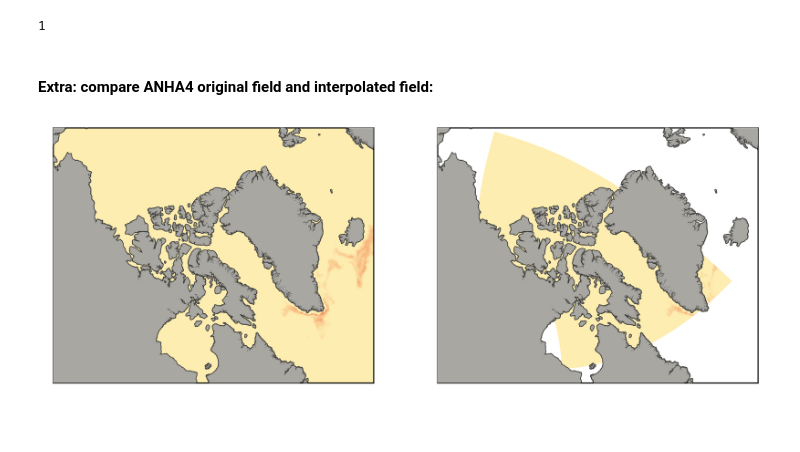
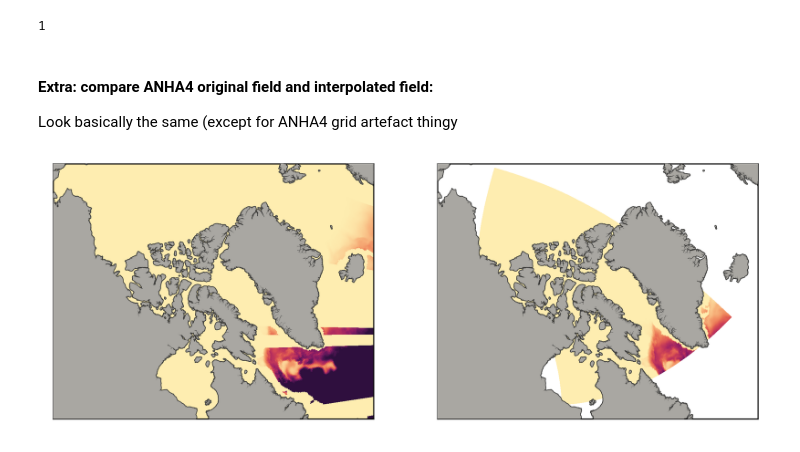
Before and after one commit to UBC-MOAD/analysis-brogalla, a Jupyter notebook: paper3/forcing/scavenging-particle-fields.ipynb, the cells around one changed output. Cells and saved outputs as stored; diff of their text form; code cells hidden in the pictures.

Commit message:
tidied version of notebook that creates particle fields

```diff
--- a/paper3/forcing/scavenging-particle-fields.ipynb
+++ b/paper3/forcing/scavenging-particle-fields.ipynb
@@ -128,8 +128,8 @@ def create_particle_fields(year, month, max_bio=np.nan, max_litho=np.nan, save=F
     ANHA12_litho   = load_litho(year, month)
 
     # particles: normalize by maximum value within domain over the course of the full time series
-    normalized_biogenic   = ANHA12_biomass / max_litho #0.0007668
-    normalized_lithogenic = ANHA12_litho / max_bio #1.83314e-07
+    normalized_biogenic   = ANHA12_biomass / max_bio
+    normalized_lithogenic = ANHA12_litho / max_litho
 
     # initialize arrays with some small value, then fill with normalized particle fields:
     lithogenic_particles = np.ones(mesh_bathy.shape)*0.001
@@ -151,7 +151,7 @@ def create_particle_fields(year, month, max_bio=np.nan, max_litho=np.nan, save=F
             save_file(f'{folder}particle075/', lithogenic_particles*betas[5], biogenic_particles*(1-betas[5]), year, month)
             save_file(f'{folder}particle095/', lithogenic_particles*betas[6], biogenic_particles*(1-betas[6]), year, month)
 
-    return lithogenic_particles, biogenic_particles
+    return ANHA12_litho, ANHA12_biomass #lithogenic_particles, biogenic_particles
 # %% [markdown]
 #### Calculations
 # %%
@@ -203,26 +205,32 @@ Create particle fields and save:
 # %%
 for month in range(1,2):
     print(month)
-    litho, bio = create_particle_fields(2016, month, max_bio=, max_litho=, save=True, beta=0.00)
+    litho, bio = create_particle_fields(2016, month, max_bio=4.71235e-8, max_litho=1.83314e-7, save=False, beta=0.00)
 # %% [output]
 1
 # %% [markdown]
 #### Extra: compare ANHA4 original field and interpolated field:
+Look basically the same (except for ANHA4 grid artefact thingy
+# %%
+year=2016; month=1;
+file_EPM101 = f'/data/brogalla/ANHA4/BLING-EPM101/ANHA4-EPM101_y{year}m{month:02}.nc'
+dset_bio    = xr.open_dataset(f'{file_EPM101}')
+bio_ANHA4   = dset_bio['jp_pop'][:,:,:].values
 # %%
 fig, ax = plt.subplots(1,2,figsize=(9,4),dpi=300)
 
 proj1=Basemap(projection='eqdc',lat_0 = 73, lon_0 = -78, resolution='i', width=5.4e6, height=4.3e6, ax=ax[0])
 proj1.drawcoastlines(color='#373736', linewidth=1.0);
 proj1.fillcontinents(color=land_color, lake_color=land_color, zorder=5);
 
 proj2=Basemap(projection='eqdc',lat_0 = 73, lon_0 = -78, resolution='i', width=5.4e6, height=4.3e6, ax=ax[1])
 proj2.drawcoastlines(color='#373736', linewidth=1.0);
 proj2.fillcontinents(color=land_color, lake_color=land_color, zorder=5);
 
 xANHA4 , yANHA4  = proj1(ANHA4_lons , ANHA4_lats)
 xANHA12, yANHA12 = proj2(ANHA12_lons, ANHA12_lats)
 
-CB1 = proj1.contourf(xANHA4, yANHA4, biomass[30,:,:], levels=100, cmap=cmocean.cm.matter, vmin=0, vmax=5e-6)
-CB2 = proj2.pcolormesh(xANHA12, yANHA12, bio, cmap=cmocean.cm.matter, vmin=0, vmax=5e-6)
+CB1 = proj1.pcolormesh(xANHA4, yANHA4, bio_ANHA4[30,:,:], cmap=cmocean.cm.matter, vmin=0, vmax=1e-10)
+CB2 = proj2.pcolormesh(xANHA12, yANHA12, bio[30,:,:], cmap=cmocean.cm.matter, vmin=0, vmax=1e-10)
 # %% [output]
-[figure, old version]
+[figure, new version]
```
Also changed, not shown: parts of 5 cells of this notebook.
